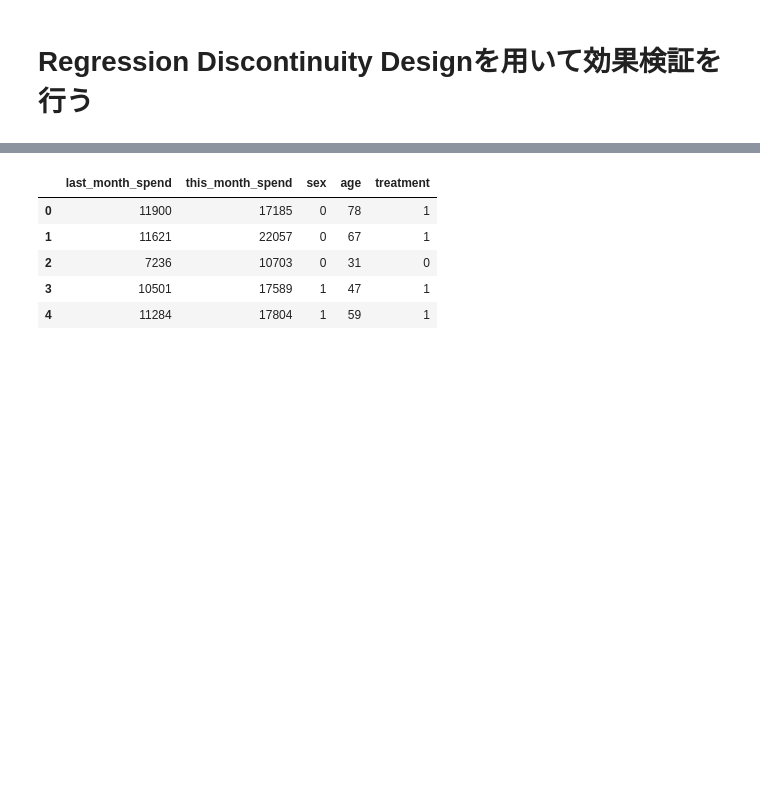
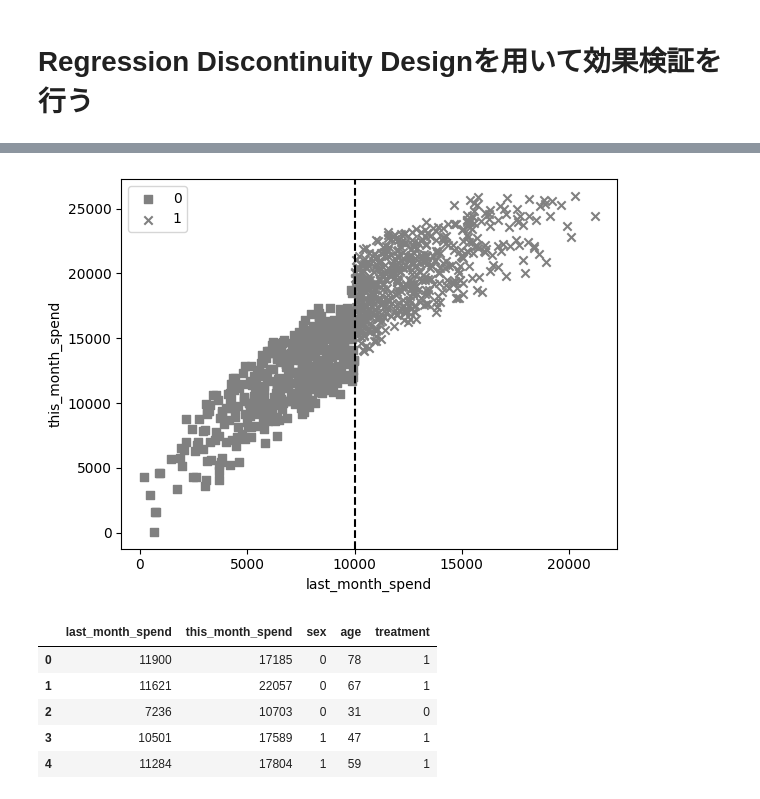
Before and after one commit to HirotakeIto/intro_to_impact_evaluation_with_python, a Jupyter notebook: notebooks/chapter5_rdd.ipynb, the cells around one changed output, grey strips where cells are left out. Drawn from its saved outputs; the diff is of its cells as text; code cells hidden in the pictures; blank space fills up the shorter version.

```diff
--- a/notebooks/chapter5_rdd.ipynb
+++ b/notebooks/chapter5_rdd.ipynb
@@ -75 +74,35 @@ URL_COUPON_V2 = 'https://raw.githubusercontent.com/HirotakeIto/intro_to_impact_e
+# %%
+# データの読み込み
+df_coupon = pd.read_csv(URL_COUPON)
+# 処置ごとの今月消費額の計算
+df_coupon.groupby("treatment")[["this_month_spend"]].mean()
+# ラベルごとにデータを分ける
+df_label0 = df_coupon[df_coupon["treatment"] == 0]
+df_label1 = df_coupon[df_coupon["treatment"] == 1]
+# 散布図の作成
+fig, ax = plt.subplots()
+ax.scatter(
+    df_label0["last_month_spend"],
+    df_label0["this_month_spend"],
+    c="gray",
+    label="0",
+    marker="s",
+)
+ax.scatter(
+    df_label1["last_month_spend"],
+    df_label1["this_month_spend"],
+    c="gray",
+    label="1",
+    marker="x",
+)
+threshold = 10000
+ax.axvline(x=threshold, color="black", linestyle="--")
+# 軸ラベルと凡例の追加
+ax.set_xlabel("last_month_spend")
+ax.set_ylabel("this_month_spend")
+ax.legend()
+# グラフの表示
+plt.show()
+# %% [output]
+[figure, added]
 # %%
```
Also changed, not shown: parts of 24 cells of this notebook, 2 other files.
